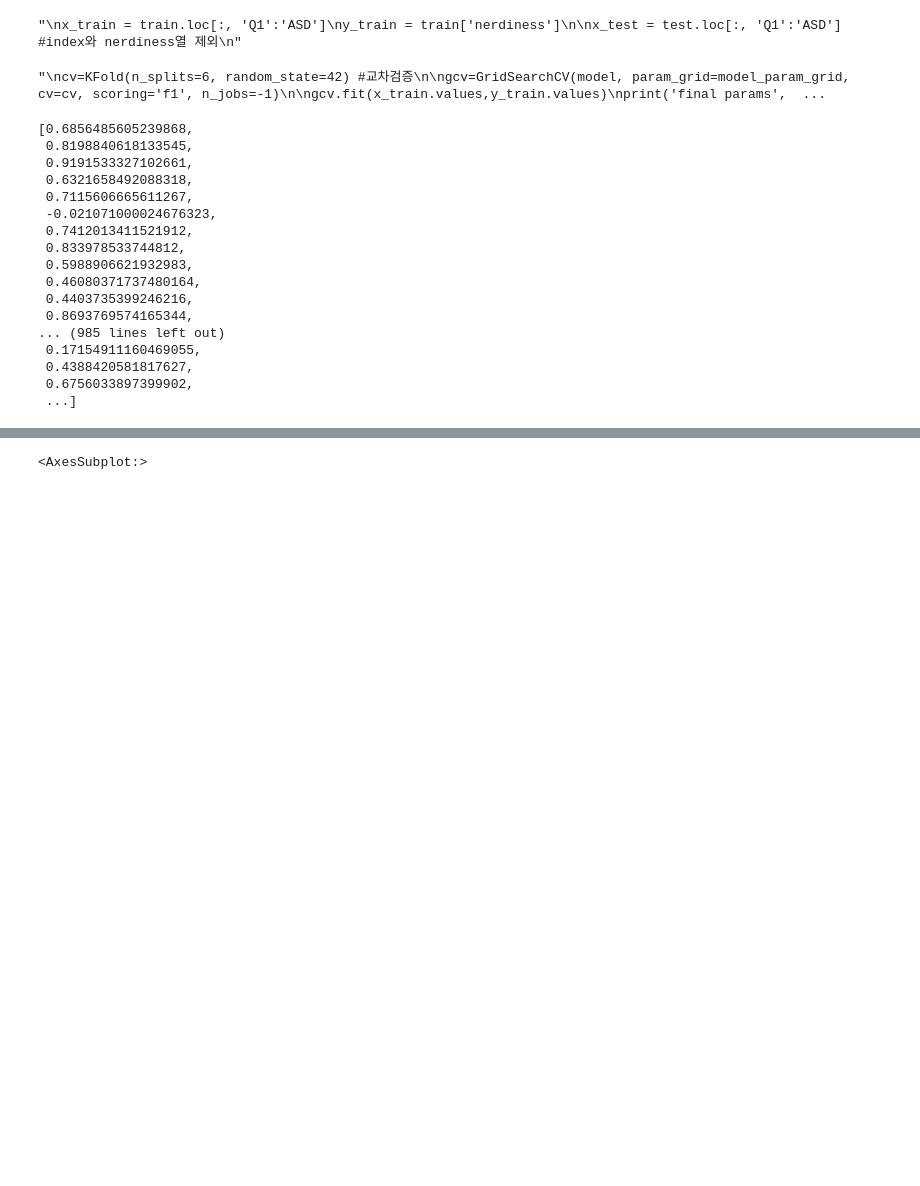
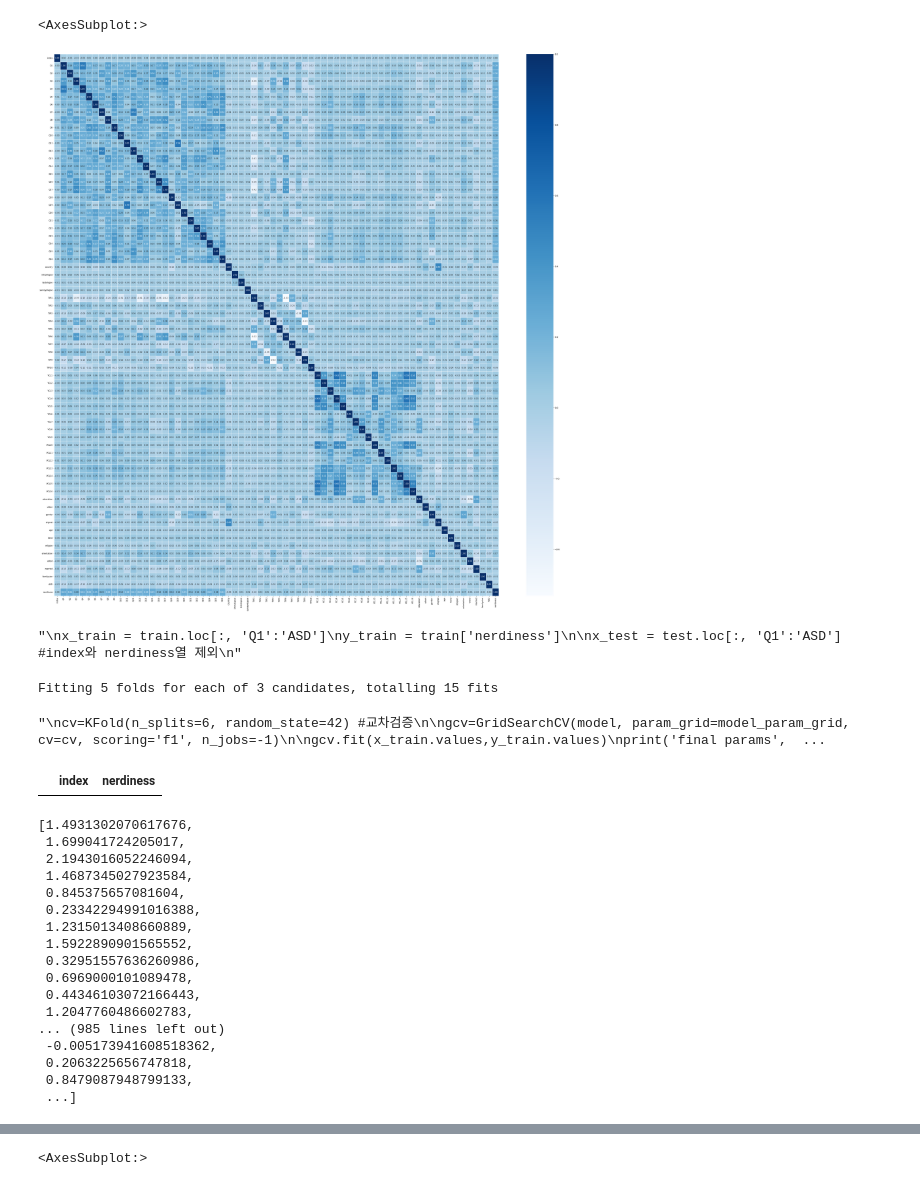
Before and after one commit to ha-seungwon/DACON-Psychological_Prediction, a Jupyter notebook: main.ipynb, the cells around one changed output, grey strips where cells are left out. Cells and saved outputs as stored; diff of their text form; code cells hidden in the pictures; blank space fills up the shorter version.

```diff
--- a/main.ipynb
+++ b/main.ipynb
@@ -27,8 +27,15 @@ for i, c in enumerate(train['country'].unique()):
 train['country'] = train['country'].map(country_map)
 test['country'] = test['country'].map(country_map) #country열 Mapping
 # %%
-test = test.fillna(test.mean())
-train = train.fillna(train.mean())#test 결측치 0으로 채우기
+test = test.fillna(0)
+train = train.fillna(0)#test 결측치 0으로 채우기
+# %%
+plt.figure(figsize=(50,50))
+sns.heatmap(data = train.corr(), annot=True,
+fmt = '.2f', linewidths=.5, cmap='Blues')
+# %% [output]
+<AxesSubplot:>
+[figure, added]
 # %%
 '''
 x_train = train.loc[:, 'Q1':'ASD']
@@ -56,5 +69,5 @@ x_test = test
 # %%
-'''
+
 from sklearn.ensemble import RandomForestClassifier
 model = RandomForestClassifier(random_state=42, n_jobs=-1)
 
@@ -69,7 +82,7 @@ model_grid.fit(x_train, y_train)
 pred = model_grid.predict_proba(x_test)[:,1] #proba를 통해 확률값으로 변환
 
 sample['nerdiness'] = pred
-'''
+
 '''
 cv=KFold(n_splits=6, random_state=42) #교차검증
 
@@ -88,7 +101,13 @@ submission['nerdiness'] = pred
 
 '''
 # %% [output]
-"\ncv=KFold(n_splits=6, random_state=42) #교차검증\n\ngcv=GridSearchCV(model, param_grid=model_param_grid, cv=cv, scoring='f1', n_jobs=-1)\n\ngcv.fit(x_train.values,y_train.values)\nprint('final params',  ...
+Fitting 5 folds for each of 3 candidates, totalling 15 fits
+"\ncv=KFold(n_splits=6, random_state=42) #교차검증\n\ngcv=GridSearchCV(model, param_grid=model_param_grid, cv=cv, scoring='f1', n_jobs=-1)\n\ngcv.fit(x_train.values,y_train.values)\nprint('final params',  ...
 # %%
-#sample['nerdiness']=sample['nerdiness'].round(0)
+sample['nerdiness']=sample['nerdiness'].round(2)
+sample['nerdiness']=sample['nerdiness'].round(1)
+sample['nerdiness']=sample['nerdiness'].round(0)
+sample[sample['nerdiness']>=2]
+# %% [output]
+|  | index | nerdiness |
 # %%
@@ -99,5 +115,5 @@ x=train.drop('nerdiness',axis=1)
 # %%
-import xgboost# index introelapse orientation
+import xgboost
 from xgboost import XGBRegressor
 from xgboost import XGBRegressor as model
 from lightgbm import LGBMClassifier
@@ -108,22 +124,23 @@ model = XGBRegressor(objective='reg:squarederror',learning_rate=0.1,max_depth =
 model.fit(x, y)
 pred = model.predict(test)
 pred = pd.DataFrame(pred, columns=['nerdiness'])
+pred = np.expm1(pred)
 pred['nerdiness'].tolist()
 # %% [output]
-[0.6856485605239868,
- 0.8198840618133545,
- 0.9191533327102661,
- 0.6321658492088318,
- 0.7115606665611267,
- -0.021071000024676323,
- 0.7412013411521912,
- 0.833978533744812,
- 0.5988906621932983,
- 0.46080371737480164,
- 0.4403735399246216,
- 0.8693769574165344,
+[1.4931302070617676,
+ 1.699041724205017,
+ 2.1943016052246094,
+ 1.4687345027923584,
+ 0.845375657081604,
+ 0.23342294991016388,
+ 1.2315013408660889,
+ 1.5922890901565552,
+ 0.32951557636260986,
+ 0.6969000101089478,
+ 0.44346103072166443,
+ 1.2047760486602783,
 ... (985 lines left out)
- 0.17154911160469055,
- 0.4388420581817627,
- 0.6756033897399902,
+ -0.005173941608518362,
+ 0.2063225656747818,
+ 0.8479087948799133,
  ...]
```
Also changed, not shown: parts of 10 cells of this notebook, 13 other files.
